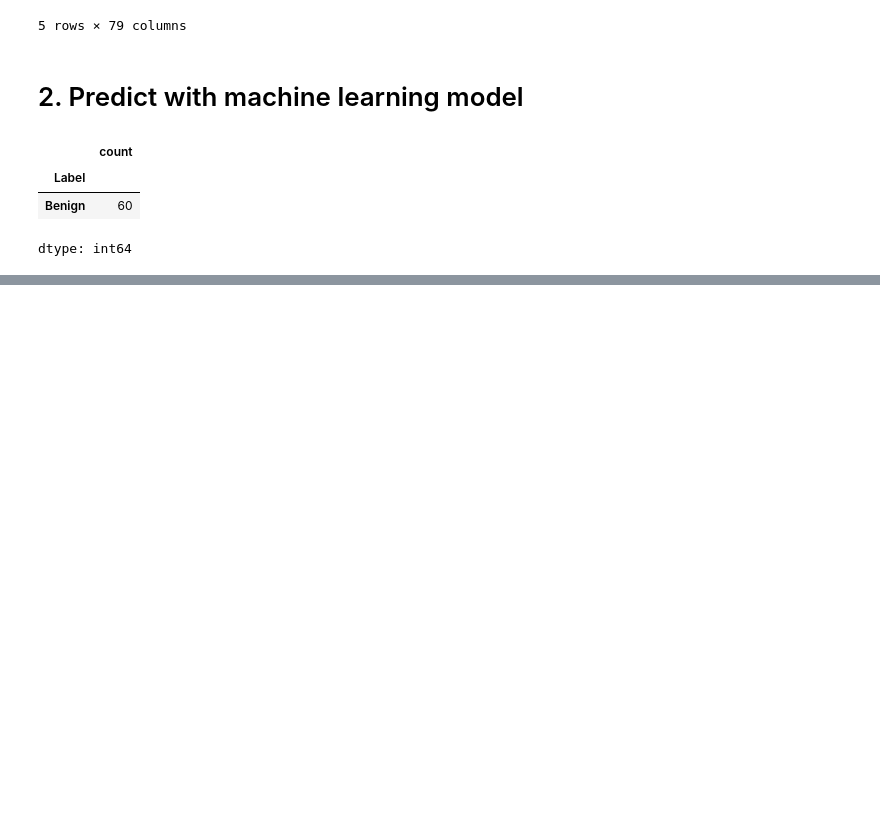
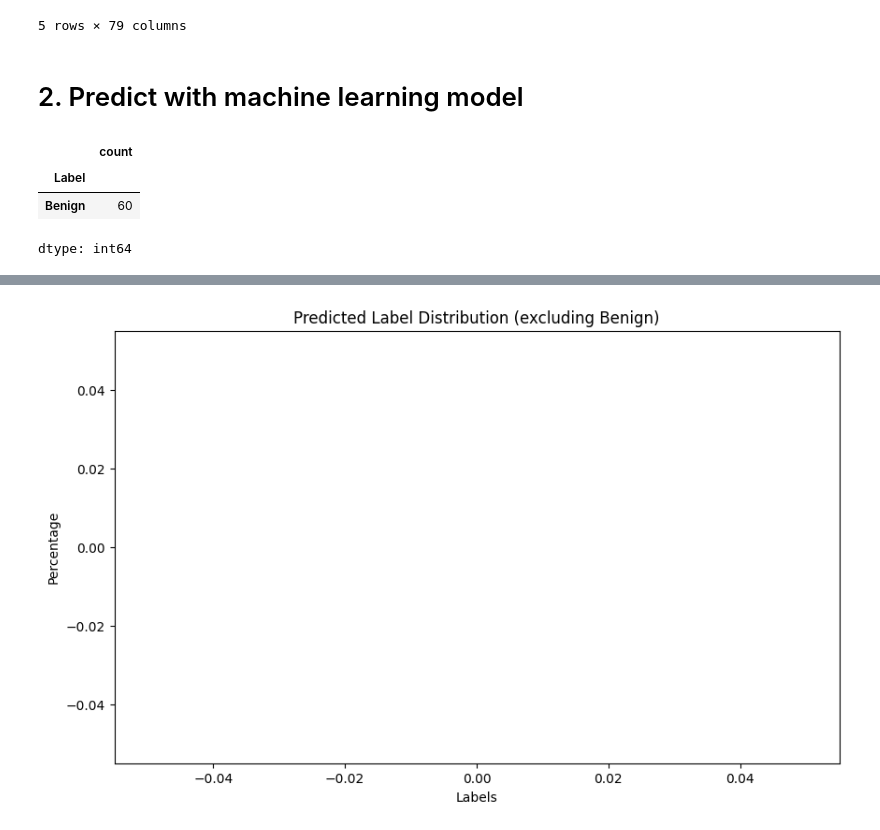
Before and after one commit to Mc4minta/AIB5-PcapAttackClassifier, a Jupyter notebook: DemoPipeline.ipynb, the cells around one changed output, grey strips where cells are left out. Drawn from its saved outputs; the diff is of its cells as text; code cells hidden in the pictures; blank space fills up the shorter version.

```diff
--- a/DemoPipeline.ipynb
+++ b/DemoPipeline.ipynb
@@ -341,0 +385,33 @@ dtype: int64
+# %%
+import matplotlib.pyplot as plt
+import seaborn as sns
+import pandas as pd
+
+# Assuming 'predictions' DataFrame contains the predicted labels
+label_counts = predictions['Label'].value_counts()
+
+# Filter out 'Benign' label
+label_counts = label_counts[label_counts.index != 'Benign']
+
+# Calculate percentage for each label
+total_samples = label_counts.sum()
+label_percentages = (label_counts / total_samples) * 100
+
+# Create a list of colors for each label
+# Assign 'lightcoral' to all labels
+colors = ['lightcoral' for label in label_percentages.index]
+
+
+plt.figure(figsize=(10, 6))
+plt.bar(label_percentages.index, label_percentages.values, color=colors)
+plt.xlabel("Labels")
+plt.ylabel("Percentage")
+plt.title("Predicted Label Distribution (excluding Benign)")
+
+# Add percentage labels on top of the bars
+for i, v in enumerate(label_percentages.values):
+    plt.text(i, v, f'{v:.2f}%', ha='center', va='bottom')
+
+plt.show()
+# %% [output]
+[figure, added]
```
Also changed, not shown: parts of 10 cells of this notebook.
